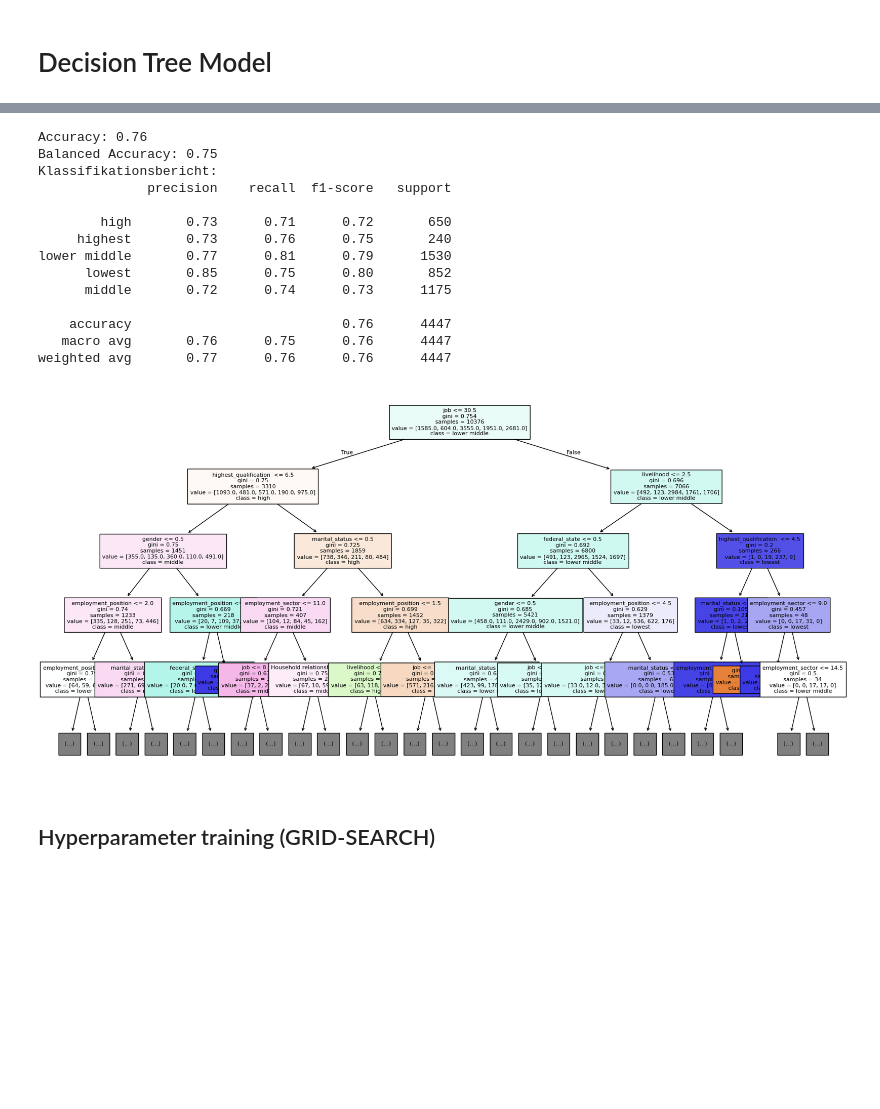
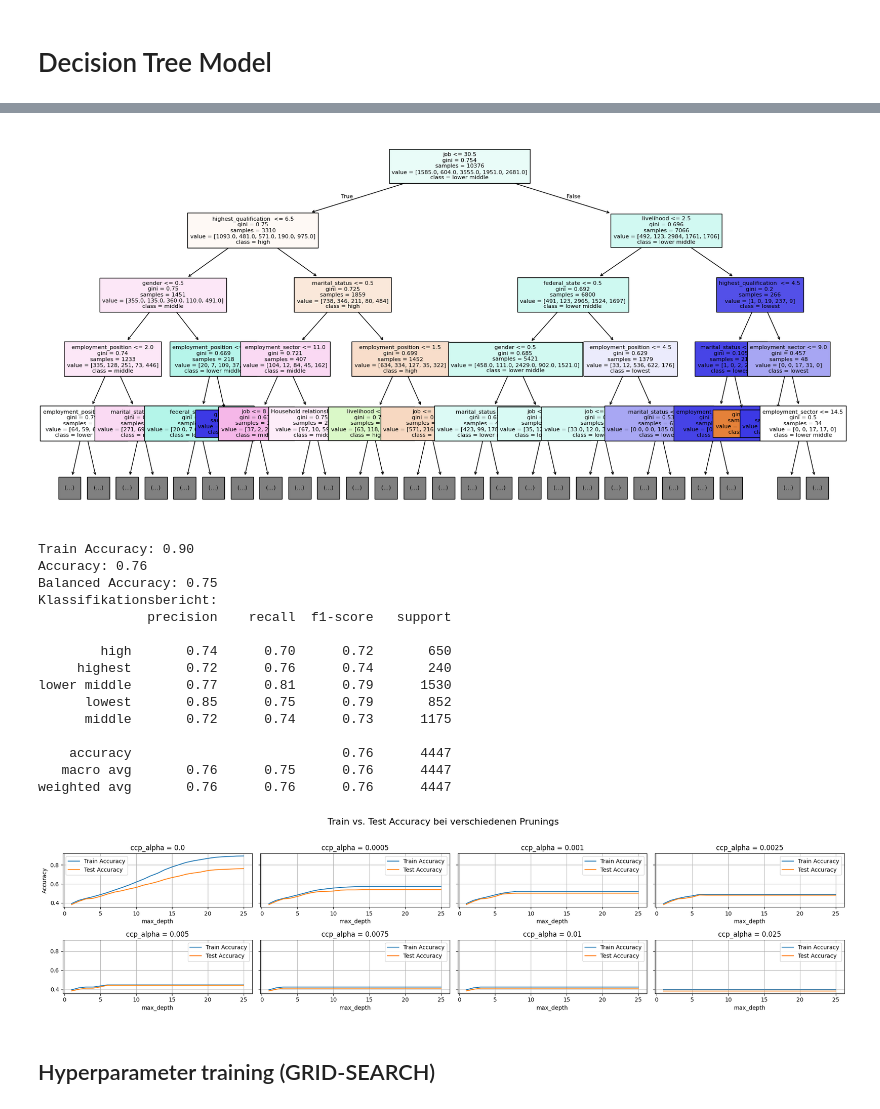
Before and after one commit to metropolisjenensis/Probabilistic-Machine-Learning_lecture-PROJECTS, a Jupyter notebook: projects/13-3NTXXXX_microcensus_income/notebooks/decision_tree.ipynb, the cells around one changed output, grey strips where cells are left out. Drawn from its saved outputs; the diff is of its cells as text; code cells hidden in the pictures; blank space fills up the shorter version.

Commit message:
decision tree finalized and report update

```diff
--- a/projects/13-3NTXXXX_microcensus_income/notebooks/decision_tree.ipynb
+++ b/projects/13-3NTXXXX_microcensus_income/notebooks/decision_tree.ipynb
@@ -22,6 +22,9 @@ Data loaded!
 from sklearn import tree
 from sklearn.model_selection import train_test_split
 
-clf = tree.DecisionTreeClassifier()
-clf.fit(X_train,y_train)
+clf_tree = tree.DecisionTreeClassifier()
+clf_tree.fit(X_train,y_train)
+print(f"Depth: {clf_tree.get_depth()}")
+print("Train:", clf_tree.score(X_train, y_train))
+print("Test:", clf_tree.score(X_test, y_test))
 # %% [output]
@@ -29,11 +34,24 @@ DecisionTreeClassifier()
+# %%
+fig_size = plt.figure(figsize=(20,10))
+tree.plot_tree(clf_tree,
+               feature_names=X_train.columns,
+               class_names=clf.classes_,
+               filled=True,
+               fontsize = 8,
+               max_depth=4)
+plt.show()
+# %% [output]
+[figure, added]
 # %%
 from sklearn.metrics import accuracy_score, classification_report, balanced_accuracy_score
 
-dt_y_pred = clf.predict(X_test)
+dt_y_pred = clf_tree.predict(X_test)
 
 # Accuracy
+train_accuracy = accuracy_score(y_train, clf_tree.predict(X_train))
 accuracy = accuracy_score(y_test, dt_y_pred)
 balanced_accuracy = balanced_accuracy_score(y_test, dt_y_pred)
+print(f"Train Accuracy: {train_accuracy:.2f}")
 print(f"Accuracy: {accuracy:.2f}")
 print(f"Balanced Accuracy: {balanced_accuracy:.2f}")
 
@@ -41,31 +59,57 @@ print(f"Balanced Accuracy: {balanced_accuracy:.2f}")
 print("Klassifikationsbericht:")
 print(classification_report(y_test, dt_y_pred, zero_division=0))
 # %% [output]
+Train Accuracy: 0.90
 Accuracy: 0.76
 Balanced Accuracy: 0.75
 Klassifikationsbericht:
               precision    recall  f1-score   support
 
-        high       0.73      0.71      0.72       650
-     highest       0.73      0.76      0.75       240
+        high       0.74      0.70      0.72       650
+     highest       0.72      0.76      0.74       240
 lower middle       0.77      0.81      0.79      1530
-      lowest       0.85      0.75      0.80       852
+      lowest       0.85      0.75      0.79       852
       middle       0.72      0.74      0.73      1175
 
     accuracy                           0.76      4447
    macro avg       0.76      0.75      0.76      4447
-weighted avg       0.77      0.76      0.76      4447
+weighted avg       0.76      0.76      0.76      4447
-# %%
-fig_size = plt.figure(figsize=(20,10))
-tree.plot_tree(clf,
-               feature_names=X_train.columns,
-               class_names=clf.classes_,
-               filled=True,
-               fontsize = 8,
-               max_depth=4)
-plt.show()
-# %% [output]
-[figure, removed]
+# %%
+max_depths = range(1, 26)
+ccp_alpha = [0.0, 0.0005, 0.001, 0.0025, 0.005, 0.0075, 0.01, 0.025]
+
+fig, axes = plt.subplots(2, 4, figsize=(20, 5), sharey=True)
+
+for i, alpha in enumerate(ccp_alpha):
+    train_scores = []
+    test_scores = []
+
+    for d in max_depths:
+        clf = tree.DecisionTreeClassifier(max_depth=d, ccp_alpha=alpha, random_state=42)
+        clf.fit(X_train, y_train)
+
+        train_acc = accuracy_score(y_train, clf.predict(X_train))
+        test_acc = accuracy_score(y_test, clf.predict(X_test))
+
+        train_scores.append(train_acc)
+        test_scores.append(test_acc)
+    row = i // 4
+    col = i % 4
+    ax = axes[row][col]
+    ax.plot(max_depths, train_scores, label="Train Accuracy")
+    ax.plot(max_depths, test_scores, label="Test Accuracy")
+    ax.set_title(f"ccp_alpha = {alpha}")
+    ax.set_xlabel("max_depth")
+    if i == 0:
+        ax.set_ylabel("Accuracy")
+    ax.grid(True)
+    ax.legend()
+
+plt.suptitle("Train vs. Test Accuracy bei verschiedenen Prunings", fontsize=16)
+plt.tight_layout(rect=[0, 0, 1, 0.95])
+plt.show()
+# %% [output]
+[figure, added]
 # %% [markdown]
 ## Hyperparameter training (GRID-SEARCH)
 # %%
```
Also changed, not shown: parts of 8 cells of this notebook, 6 other files.
